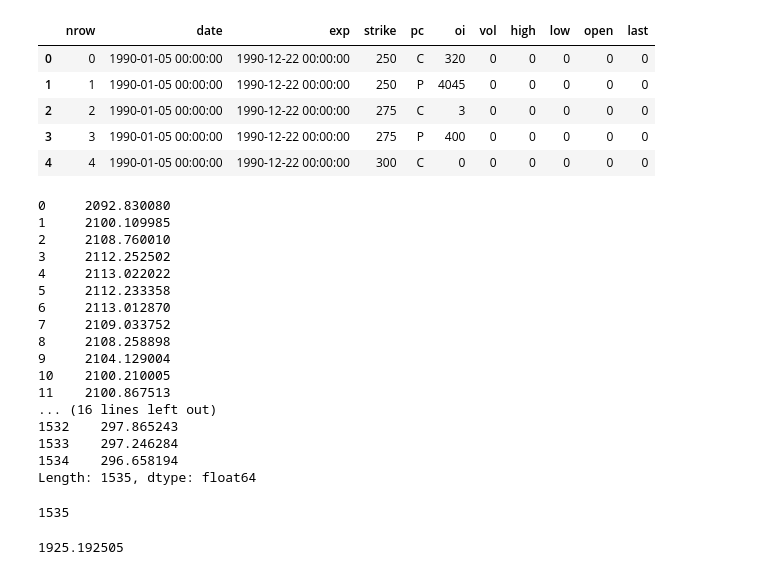
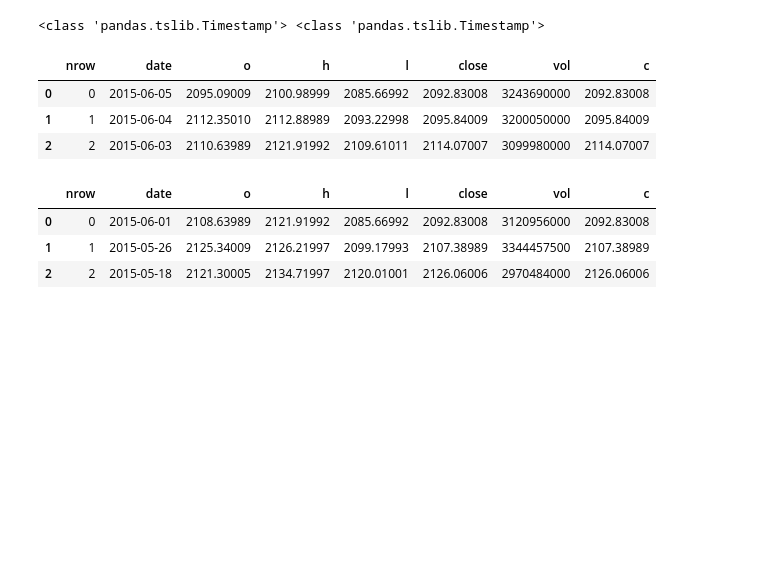
Before and after one commit to marcolunardi/metis, a Jupyter notebook: kojak_work/options_project_analysis.ipynb, the cells around one changed output. Saved outputs shown, nothing was run; the diff lists cells and outputs as text; code cells hidden in the pictures; blank space fills up the shorter version.

```diff
--- a/kojak_work/options_project_analysis.ipynb
+++ b/kojak_work/options_project_analysis.ipynb
@@ -5,6 +10,8 @@ from pandas import *
 # %%
-sp500 = read_csv('sp500.csv', delimiter=',', header=0)
+spd = read_csv('spd.csv', delimiter=',', header=0)
+spw = read_csv('spw.csv', delimiter=',', header=0)
 options = read_csv('options.csv', delimiter=',', header=0)
 # %%
-sp500.rename(columns={'Unnamed: 0':'nrow'}, inplace=True)
+spd.rename(columns={'Unnamed: 0':'nrow'}, inplace=True)
+spw.rename(columns={'Unnamed: 0':'nrow'}, inplace=True)
 options.rename(columns={'Unnamed: 0':'nrow'}, inplace=True)
@@ -20,37 +18,22 @@ sp500.head(5)
-# %%
-options.head(5)
-# %% [output]
-|  | nrow | date | exp | strike | pc | oi | vol | high | low | open | last |
-| 0 | 0 | 1990-01-05 00:00:00 | 1990-12-22 00:00:00 | 250 | C | 320 | 0 | 0 | 0 | 0 | 0 |
-| 1 | 1 | 1990-01-05 00:00:00 | 1990-12-22 00:00:00 | 250 | P | 4045 | 0 | 0 | 0 | 0 | 0 |
-| 2 | 2 | 1990-01-05 00:00:00 | 1990-12-22 00:00:00 | 275 | C | 3 | 0 | 0 | 0 | 0 | 0 |
-| 3 | 3 | 1990-01-05 00:00:00 | 1990-12-22 00:00:00 | 275 | P | 400 | 0 | 0 | 0 | 0 | 0 |
-| 4 | 4 | 1990-01-05 00:00:00 | 1990-12-22 00:00:00 | 300 | C | 0 | 0 | 0 | 0 | 0 | 0 |
+# %%
+spd['date'] = pd.to_datetime(spd['date'])
+spw['date'] = pd.to_datetime(spw['date'])
+print type(spd.date[0]), type(spw.date[0])
+# %% [output]
+<class 'pandas.tslib.Timestamp'> <class 'pandas.tslib.Timestamp'>
+# %%
+spd.head(3)
+# %% [output]
+|  | nrow | date | o | h | l | close | vol | c |
+| 0 | 0 | 2015-06-05 | 2095.09009 | 2100.98999 | 2085.66992 | 2092.83008 | 3243690000 | 2092.83008 |
+| 1 | 1 | 2015-06-04 | 2112.35010 | 2112.88989 | 2093.22998 | 2095.84009 | 3200050000 | 2095.84009 |
+| 2 | 2 | 2015-06-03 | 2110.63989 | 2121.91992 | 2109.61011 | 2114.07007 | 3099980000 | 2114.07007 |
+# %%
+spw.head(3)
+# %% [output]
+|  | nrow | date | o | h | l | close | vol | c |
+| 0 | 0 | 2015-06-01 | 2108.63989 | 2121.91992 | 2085.66992 | 2092.83008 | 3120956000 | 2092.83008 |
+| 1 | 1 | 2015-05-26 | 2125.34009 | 2126.21997 | 2099.17993 | 2107.38989 | 3344457500 | 2107.38989 |
+| 2 | 2 | 2015-05-18 | 2121.30005 | 2134.71997 | 2120.01001 | 2126.06006 | 2970484000 | 2126.06006 |
 # %%
-rolling_mean(sp500.close, window = 288, min_periods=1, center=False)
+#rolling_mean(spd.close, window = 288, min_periods=1, center=False)
-# %% [output]
-0     2092.830080
-1     2100.109985
-2     2108.760010
-3     2112.252502
-4     2113.022022
-5     2112.233358
-6     2113.012870
-7     2109.033752
-8     2108.258898
-9     2104.129004
-10    2100.210005
-11    2100.867513
-... (16 lines left out)
-1532    297.865243
-1533    297.246284
-1534    296.658194
-Length: 1535, dtype: float64
-# %%
-len(sp500)
-# %% [output]
-1535
-# %%
-sum(sp500.close[0:11])/12
-# %% [output]
-1925.192505
```
Also changed, not shown: parts of 6 cells of this notebook, 1 other file.
